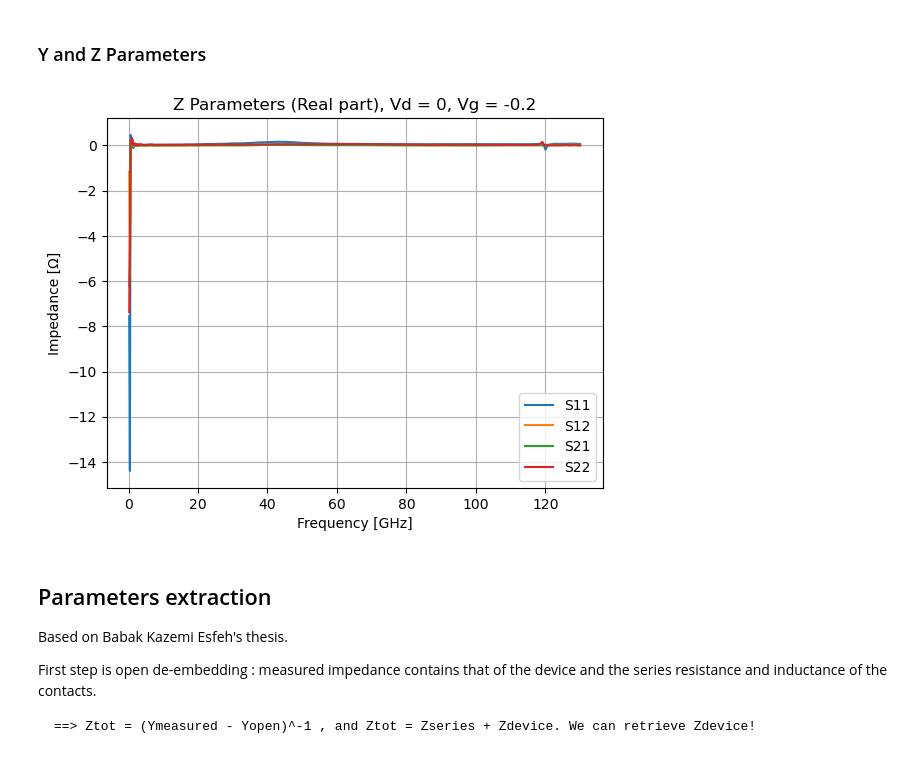
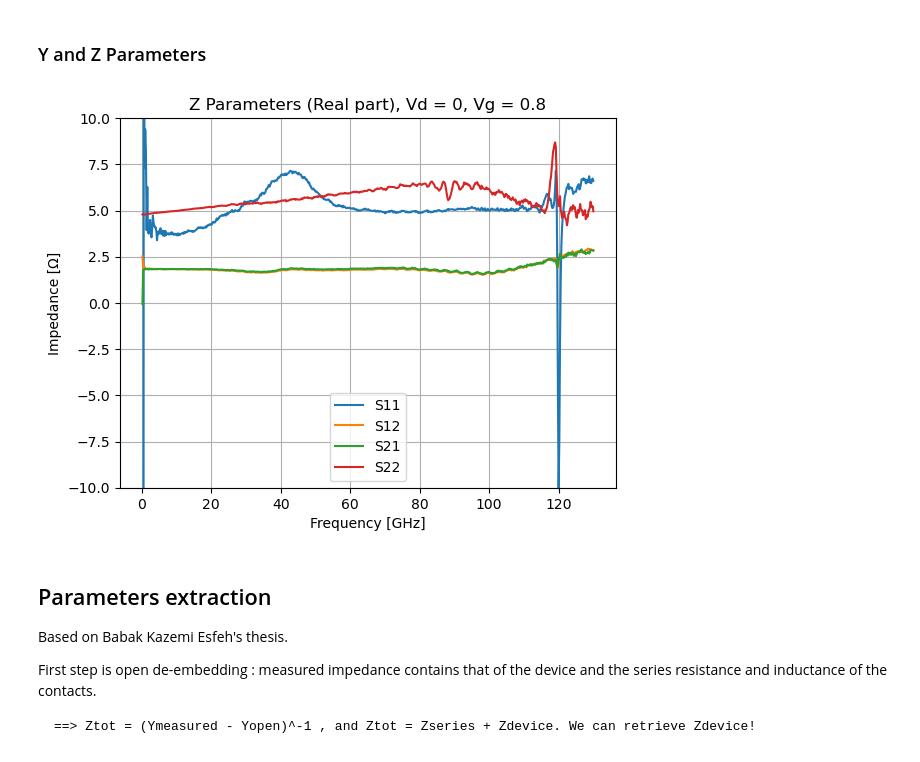
Before and after one commit to nonoswagman/LELEC2541, a Jupyter notebook: ExtractParameters.ipynb, the cells around one changed output. Cells and saved outputs as stored; diff of their text form; code cells hidden in the pictures.

```diff
--- a/ExtractParameters.ipynb
+++ b/ExtractParameters.ipynb
@@ -184,6 +184,11 @@ def Y_parameters(file, measurement_index, plot=False):
     Y12 = -2*S12/((1 + S22) * (1 + S11) - S12 * S21)
     Y21 = -2*S21/((1 + S22) * (1 + S11) - S12 * S21)
     Y22 = ((1 + S11) * (1 - S22) + S12 * S21) / ((1 + S22) * (1 + S11) - S12 * S21)
+
+    Y11 /= 50
+    Y12 /= 50
+    Y21 /= 50
+    Y22 /= 50
 
     if plot:
         plt.plot(f*1e-9, np.real(Y11), linestyle='-', label='S11')
@@ -214,35 +219,41 @@ def Z_parameters(file, measurement_index, plot=False):
     S11c = np.array([data[:, 3], data[:, 4]])
     S12c = np.array([data[:, 5], data[:, 6]])
     S21c = np.array([data[:, 7], data[:, 8]])
     S22c = np.array([data[:, 9], data[:, 10]])
 
     S11 = S11c[0] + 1j*S11c[1]
     S12 = S12c[0] + 1j*S12c[1]
     S21 = S21c[0] + 1j*S21c[1]
     S22 = S22c[0] + 1j*S22c[1]
 
     Z11 = ((1 + S11) * (1 - S22) + S12 * S21) / ((1 -S11) * (1 - S22) - S12 * S21)
     Z12 = 2*S12/((1 - S11) * (1 -S22) - S12 * S21)
     Z21 = 2*S21/((1 - S11) * (1 -S22) - S12 * S21)
     Z22 = ((1 + S22) * (1 - S11) + S12 * S21) / ((1 -S11) * (1 - S22) - S12 * S21)
 
+    Z11 *= 50
+    Z12 *= 50
+    Z21 *= 50
+    Z22 *= 50
+
     if plot:
         plt.plot(f*1e-9, np.real(Z11), linestyle='-', label='S11')
         plt.plot(f*1e-9, np.real(Z12), linestyle='-', label='S12')
         plt.plot(f*1e-9, np.real(Z21), linestyle='-', label='S21')
         plt.plot(f*1e-9, np.real(Z22), linestyle='-', label='S22')
         plt.xlabel('Frequency [GHz]')
         plt.ylabel('Impedance [Ω]')
+        plt.ylim(-10, 10)
         plt.title('Z Parameters (Real part), Vd = {}, Vg = {}'.format(vd, vg))
         plt.grid(True)
         plt.legend()
         plt.show()
 
     return Z11, Z12, Z21, Z22
 
-Z11, Z12, Z21, Z22 = Z_parameters(file2, 0, plot=True)
+Z11, Z12, Z21, Z22 = Z_parameters(file2, 10, plot=True)
 # %% [output]
-[figure, old version]
+[figure, new version]
 # %% [markdown]
 ## Parameters extraction
 
```
Also changed, not shown: parts of 3 cells of this notebook.
